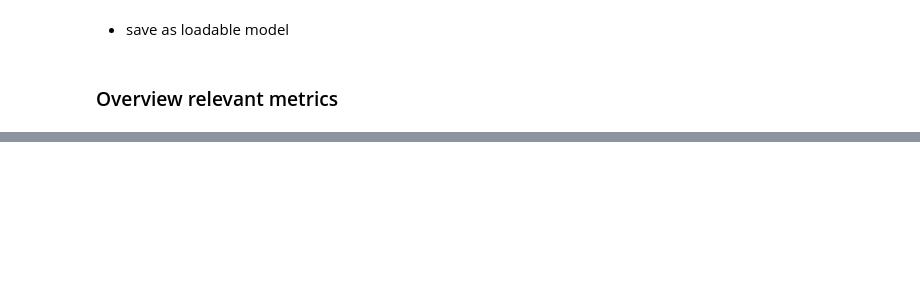
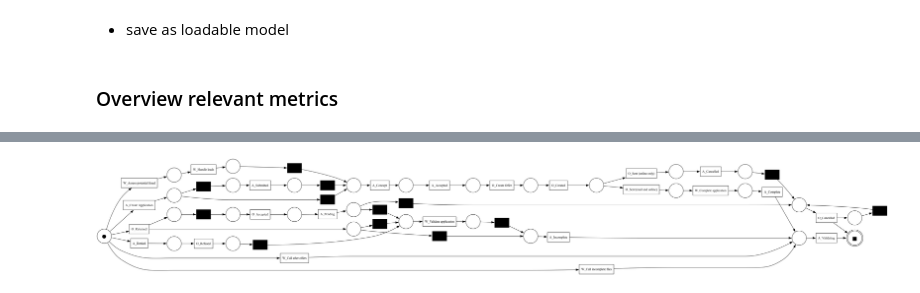
Before and after one commit to danielsich/BPIC_17_Data2Process, a Jupyter notebook: notebooks/genetic_miner.ipynb, the cells around one changed output, grey strips where cells are left out. Saved outputs shown, nothing was run; the diff lists cells and outputs as text; code cells hidden in the pictures; blank space fills up the shorter version.

Commit message:
rerun genetic

```diff
--- a/notebooks/genetic_miner.ipynb
+++ b/notebooks/genetic_miner.ipynb
@@ -259,0 +277,4 @@ print("=" * 135)
+# %%
+pm4py.view_petri_net(genetic_net, genetic_im, genetic_fm)
+# %% [output]
+[figure, added]
```
Also changed, not shown: parts of 4 cells of this notebook, 2 other files.
